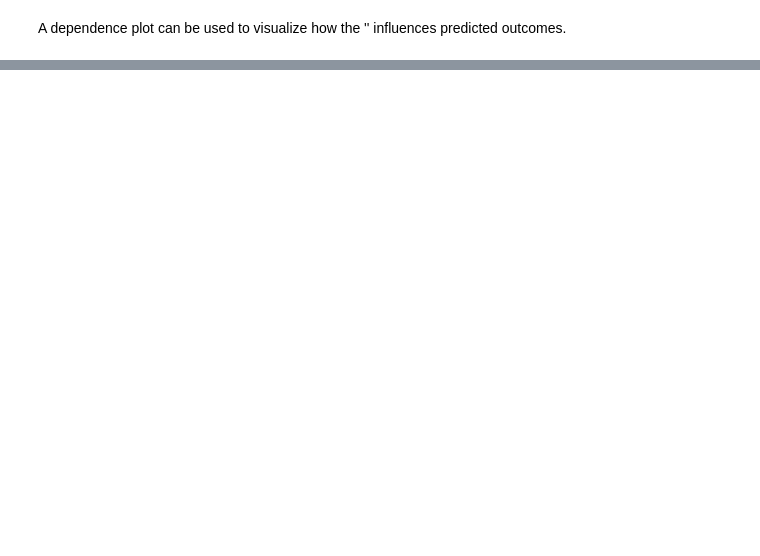
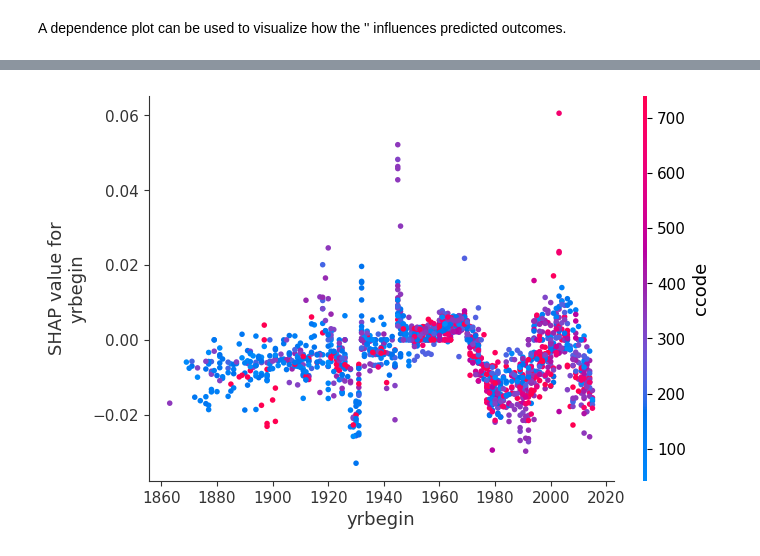
Before and after one commit to ShuaiZhao1/Analysing-Political-Executives-With-AI-data-processing, a Jupyter notebook: Notebooks/3-modeling.ipynb, the cells around one changed output, grey strips where cells are left out. Drawn from its saved outputs; the diff is of its cells as text; code cells hidden in the pictures; blank space fills up the shorter version.

```diff
--- a/Notebooks/3-modeling.ipynb
+++ b/Notebooks/3-modeling.ipynb
@@ -299,0 +251,4 @@ shap.plots.scatter(shap_values[:,"age"])
+# %%
+shap.dependence_plot("yrbegin", shap_values, X_train)
+# %% [output]
+[figure, added]
```
Also changed, not shown: parts of 29 cells of this notebook, 3 other files.
